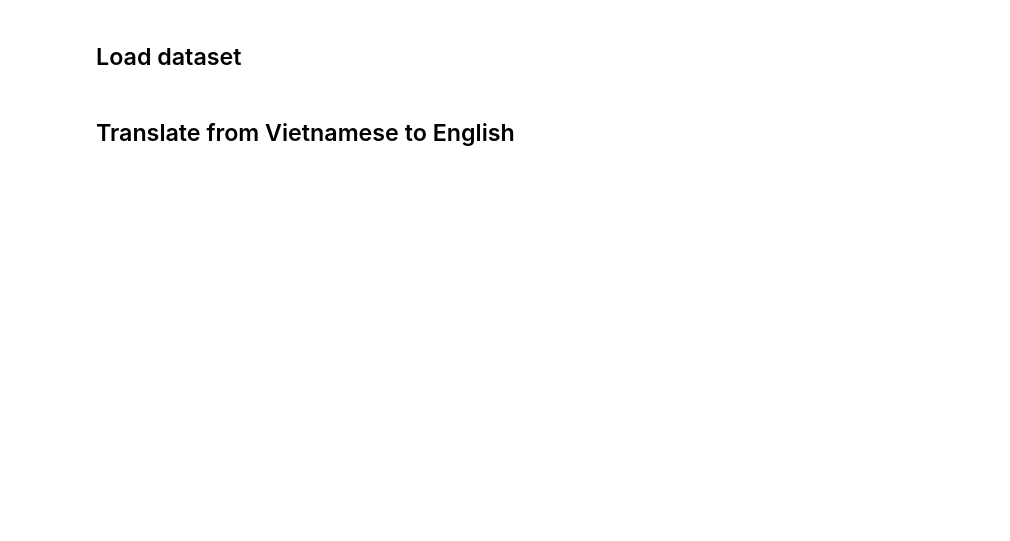
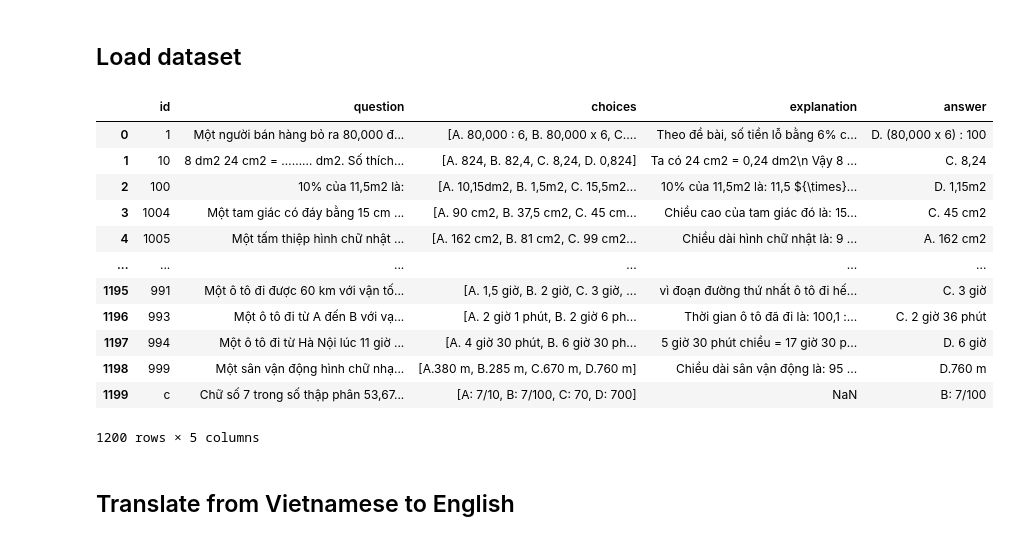
Before and after one commit to dannhh/openssa, a Jupyter notebook: examples/elementary-math/notebook/RAG_demo.ipynb, the cells around one changed output. Saved outputs shown, nothing was run; the diff lists cells and outputs as text; code cells hidden in the pictures; blank space fills up the shorter version.

Commit message:
From colab - Add elementary math problem

```diff
--- a/examples/elementary-math/notebook/RAG_demo.ipynb
+++ b/examples/elementary-math/notebook/RAG_demo.ipynb
@@ -30,6 +18,0 @@ URL = "./data/dataset/math_train.json"
-# %%
-data = pd.read_json(URL)
-
-df = pd.DataFrame(data)
-
-df.head(10)
@@ -40,2 +26,30 @@ print(arr_data[0])
+# %%
+TRAIN_PATH = "examples/elementary-math/data/dataset/train.zip"
+TEST_PATH = "examples/elementary-math/data/dataset/test.zip"
+# %%
+def read_from_zip(path_zip, filename):
+  json_data = None
+  with zipfile.ZipFile(path_zip, "r") as z:
+        with z.open(filename) as f:
+          data = f.read()
+          json_data = json.loads(data)
+  return json_normalize(json_data['data'])
+# %%
+df = read_from_zip(TRAIN_PATH, "math_train.json")
+df
+# %% [output]
+|  | id | question | choices | explanation | answer |
+| 0 | 1 | Một người bán hàng bỏ ra 80,000 đ... | [A. 80,000 : 6, B. 80,000 x 6, C.... | Theo đề bài, số tiền lỗ bằng 6% c... | D. (80,000 x 6) : 100 |
+| 1 | 10 | 8 dm2 24 cm2 = ……… dm2. Số thích... | [A. 824, B. 82,4, C. 8,24, D. 0,824] | Ta có 24 cm2 = 0,24 dm2\n Vậy 8 ... | C. 8,24 |
+| 2 | 100 | 10% của 11,5m2 là: | [A. 10,15dm2, B. 1,5m2, C. 15,5m2... | 10% của 11,5m2 là: 11,5 ${\times}... | D. 1,15m2 |
+| 3 | 1004 | Một tam giác có đáy bằng 15 cm ... | [A. 90 cm2, B. 37,5 cm2, C. 45 cm... | Chiều cao của tam giác đó là: 15... | C. 45 cm2 |
+| 4 | 1005 | Một tấm thiệp hình chữ nhật ... | [A. 162 cm2, B. 81 cm2, C. 99 cm2... | Chiều dài hình chữ nhật là: 9 ... | A. 162 cm2 |
+| ... | ... | ... | ... | ... | ... |
+| 1195 | 991 | Một ô tô đi được 60 km với vận tố... | [A. 1,5 giờ, B. 2 giờ, C. 3 giờ, ... | vì đoạn đường thứ nhất ô tô đi hế... | C. 3 giờ |
+| 1196 | 993 | Một ô tô đi từ A đến B với vạ... | [A. 2 giờ 1 phút, B. 2 giờ 6 ph... | Thời gian ô tô đã đi là: 100,1 :... | C. 2 giờ 36 phút |
+| 1197 | 994 | Một ô tô đi từ Hà Nội lúc 11 giờ ... | [A. 4 giờ 30 phút, B. 6 giờ 30 ph... | 5 giờ 30 phút chiều = 17 giờ 30 p... | D. 6 giờ |
+| 1198 | 999 | Một sân vận động hình chữ nhạ... | [A.380 m, B.285 m, C.670 m, D.760 m] | Chiều dài sân vận động là: 95 ... | D.760 m |
+| 1199 | c | Chữ số 7 trong số thập phân 53,67... | [A: 7/10, B: 7/100, C: 70, D: 700] | NaN | B: 7/100 |
+1200 rows × 5 columns
 # %% [markdown]
 ## Translate from Vietnamese to English
```
Also changed, not shown: parts of 42 cells of this notebook, 8 other files.
